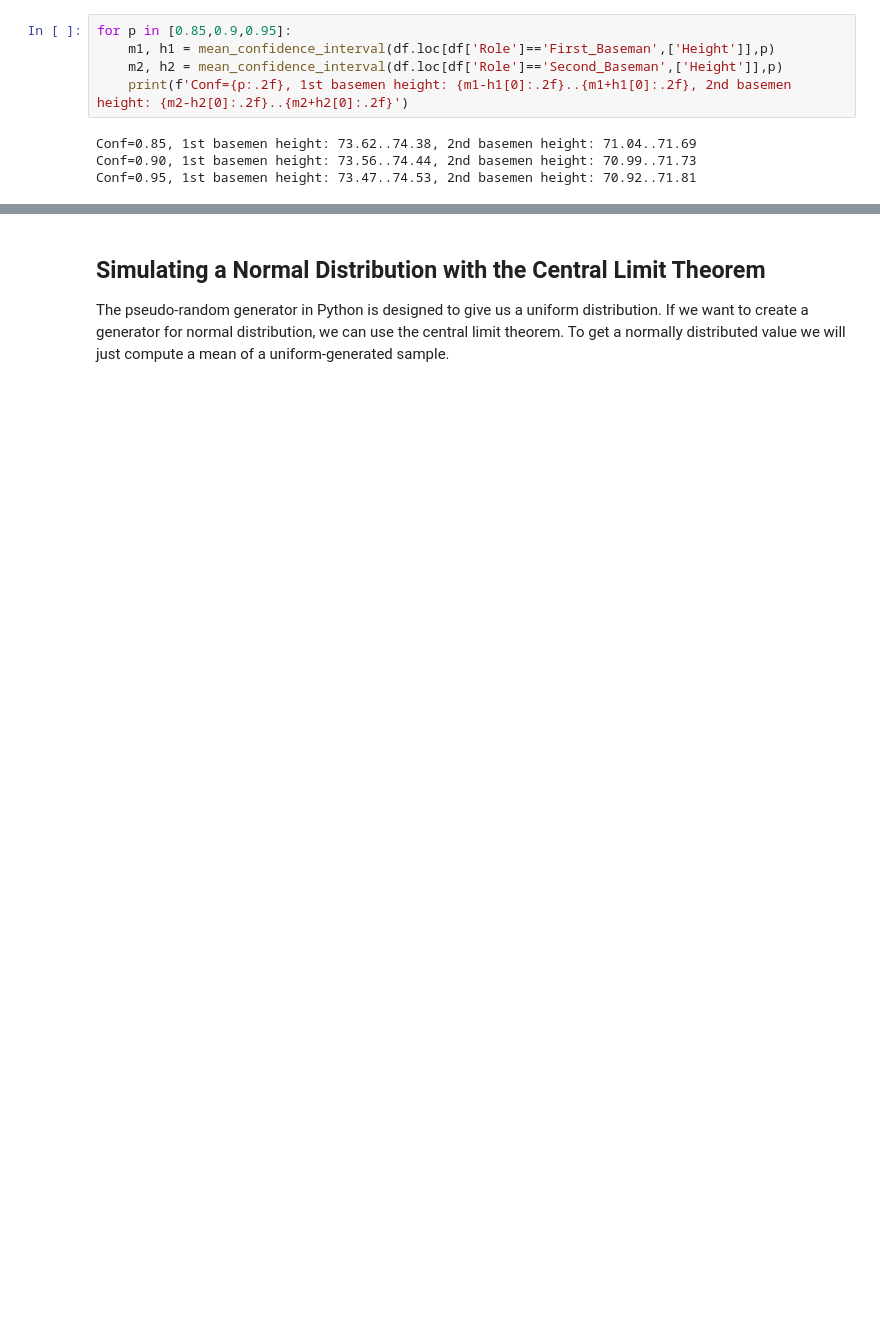
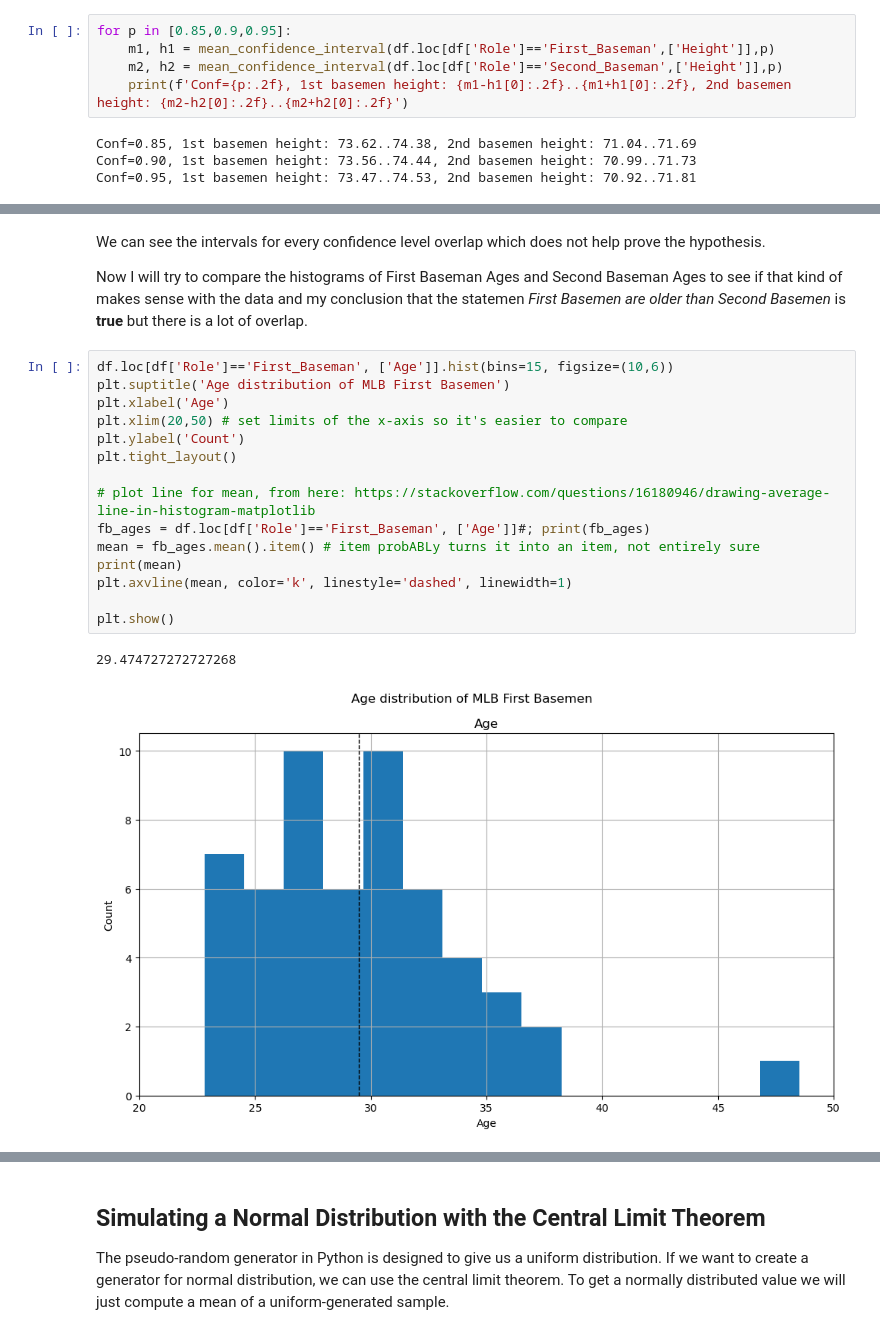
Before and after one commit to ijessicachen/introdatascience, a Jupyter notebook: 1-Introduction/04-stats-and-probability/introstatsandprob.ipynb, the cells around one changed output, grey strips where cells are left out. Drawn from its saved outputs; the diff is of its cells as text; blank space fills up the shorter version.

```diff
--- a/1-Introduction/04-stats-and-probability/introstatsandprob.ipynb
+++ b/1-Introduction/04-stats-and-probability/introstatsandprob.ipynb
@@ -208,0 +237,22 @@ The two values returned by the `ttest_ind` function are:
+# %% [markdown]
+We can see the intervals for every confidence level overlap which does not help prove the hypothesis. <br>
+
+Now I will try to compare the histograms of First Baseman Ages and Second Baseman Ages to see if that kind of makes sense with the data and my conclusion that the statemen *First Basemen are older than Second Basemen* is **true** but there is a lot of overlap.
+# %%
+df.loc[df['Role']=='First_Baseman', ['Age']].hist(bins=15, figsize=(10,6))
+plt.suptitle('Age distribution of MLB First Basemen')
+plt.xlabel('Age')
+plt.xlim(20,50) # set limits of the x-axis so it's easier to compare
+plt.ylabel('Count')
+plt.tight_layout()
+
+# plot line for mean, from here: https://stackoverflow.com/questions/16180946/drawing-average-line-in-histogram-matplotlib
+fb_ages = df.loc[df['Role']=='First_Baseman', ['Age']]#; print(fb_ages)
+mean = fb_ages.mean().item() # item probABLy turns it into an item, not entirely sure
+print(mean)
+plt.axvline(mean, color='k', linestyle='dashed', linewidth=1)
+
+plt.show()
+# %% [output]
+29.474727272727268
+[figure, added]
```
Also changed, not shown: parts of 43 cells of this notebook, 5 other files.
